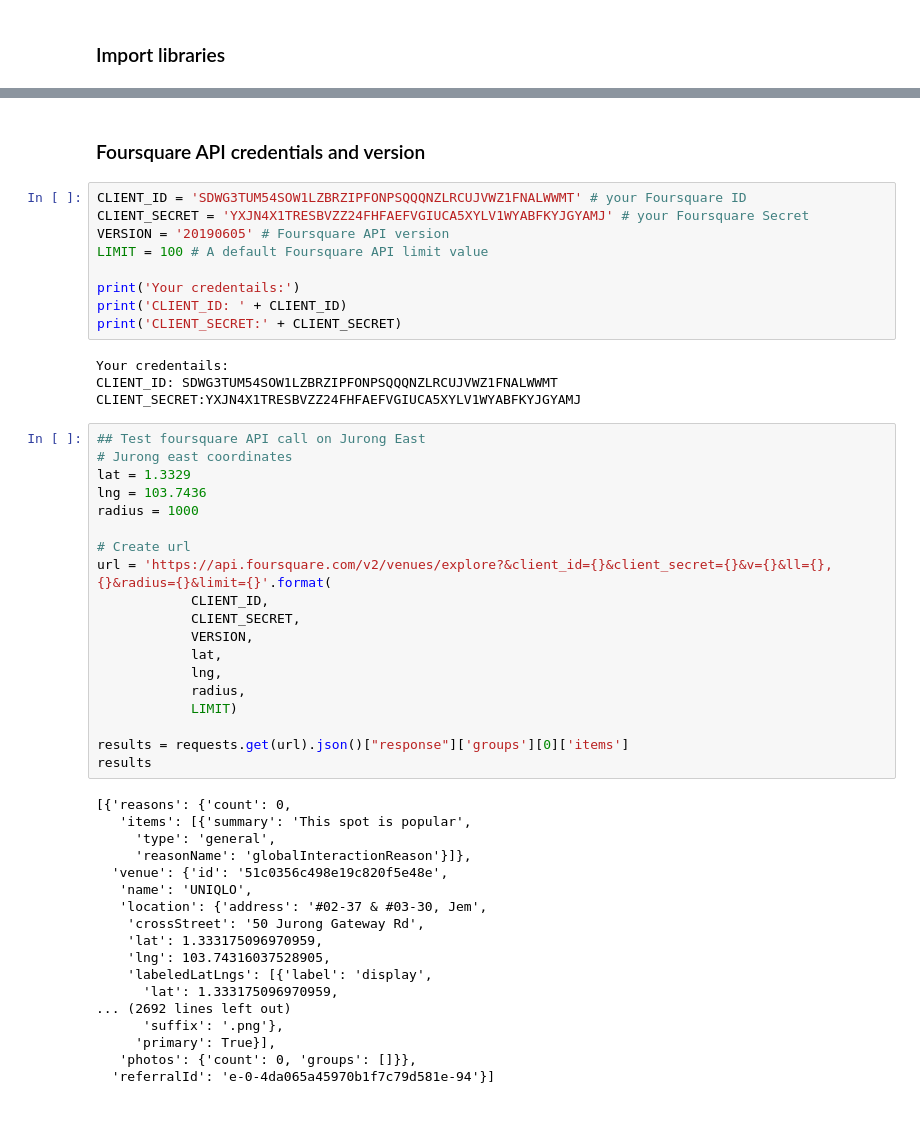
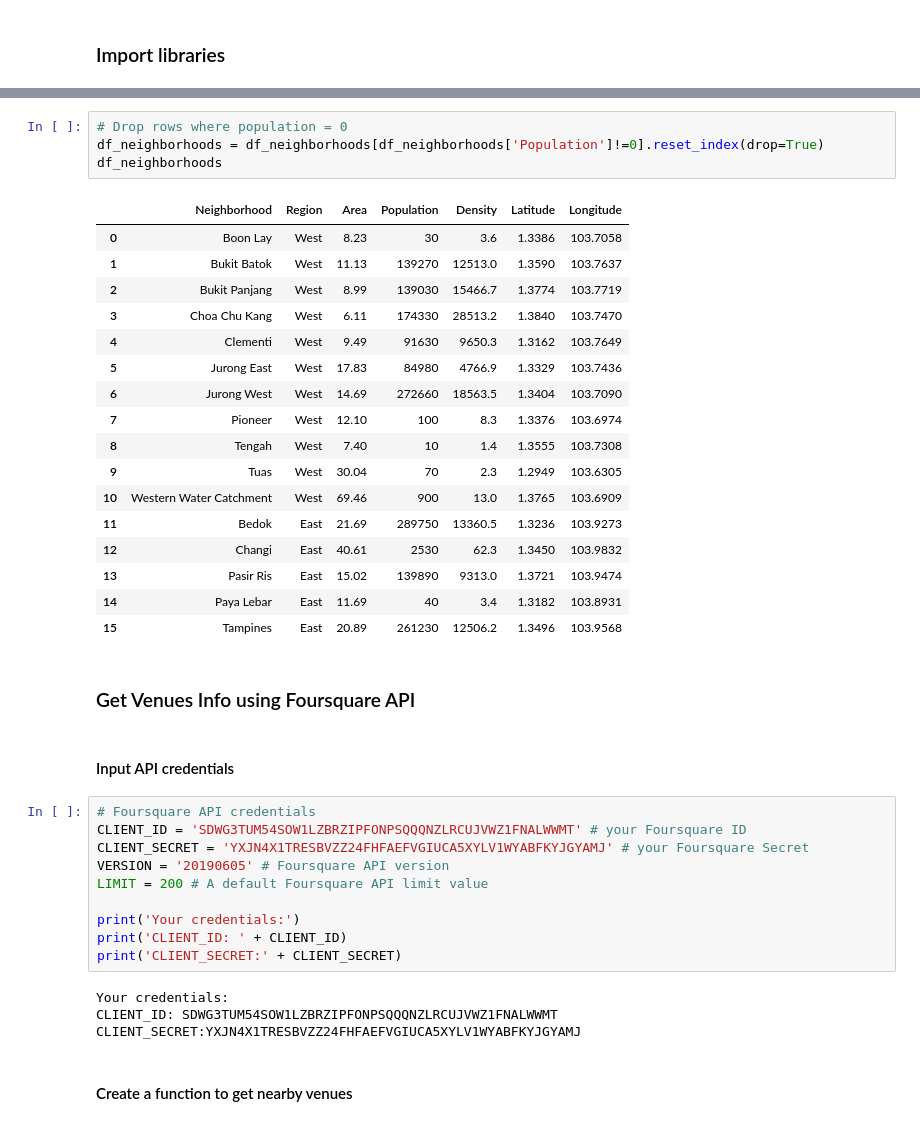
Before and after one commit to jengweiteoh/ibmcapstone, a Jupyter notebook: Battle of the Neighborhoods - Singapore.ipynb, the cells around one changed output, grey strips where cells are left out. Saved outputs shown, nothing was run; the diff lists cells and outputs as text.

```diff
--- a/Battle of the Neighborhoods - Singapore.ipynb
+++ b/Battle of the Neighborhoods - Singapore.ipynb
@@ -33,52 +83,42 @@ import requests
+# %%
+# Drop rows where population = 0
+df_neighborhoods = df_neighborhoods[df_neighborhoods['Population']!=0].reset_index(drop=True)
+df_neighborhoods
+# %% [output]
+|  | Neighborhood | Region | Area | Population | Density | Latitude | Longitude |
+| 0 | Boon Lay | West | 8.23 | 30 | 3.6 | 1.3386 | 103.7058 |
+| 1 | Bukit Batok | West | 11.13 | 139270 | 12513.0 | 1.3590 | 103.7637 |
+| 2 | Bukit Panjang | West | 8.99 | 139030 | 15466.7 | 1.3774 | 103.7719 |
+| 3 | Choa Chu Kang | West | 6.11 | 174330 | 28513.2 | 1.3840 | 103.7470 |
+| 4 | Clementi | West | 9.49 | 91630 | 9650.3 | 1.3162 | 103.7649 |
+| 5 | Jurong East | West | 17.83 | 84980 | 4766.9 | 1.3329 | 103.7436 |
+| 6 | Jurong West | West | 14.69 | 272660 | 18563.5 | 1.3404 | 103.7090 |
+| 7 | Pioneer | West | 12.10 | 100 | 8.3 | 1.3376 | 103.6974 |
+| 8 | Tengah | West | 7.40 | 10 | 1.4 | 1.3555 | 103.7308 |
+| 9 | Tuas | West | 30.04 | 70 | 2.3 | 1.2949 | 103.6305 |
+| 10 | Western Water Catchment | West | 69.46 | 900 | 13.0 | 1.3765 | 103.6909 |
+| 11 | Bedok | East | 21.69 | 289750 | 13360.5 | 1.3236 | 103.9273 |
+| 12 | Changi | East | 40.61 | 2530 | 62.3 | 1.3450 | 103.9832 |
+| 13 | Pasir Ris | East | 15.02 | 139890 | 9313.0 | 1.3721 | 103.9474 |
+| 14 | Paya Lebar | East | 11.69 | 40 | 3.4 | 1.3182 | 103.8931 |
+| 15 | Tampines | East | 20.89 | 261230 | 12506.2 | 1.3496 | 103.9568 |
+# %% [markdown]
+### Get Venues Info using Foursquare API
 # %% [markdown]
-### Foursquare API credentials and version
+#### Input API credentials
 # %%
+# Foursquare API credentials
 CLIENT_ID = 'SDWG3TUM54SOW1LZBRZIPFONPSQQQNZLRCUJVWZ1FNALWWMT' # your Foursquare ID
 CLIENT_SECRET = 'YXJN4X1TRESBVZZ24FHFAEFVGIUCA5XYLV1WYABFKYJGYAMJ' # your Foursquare Secret
 VERSION = '20190605' # Foursquare API version
-LIMIT = 100 # A default Foursquare API limit value
+LIMIT = 200 # A default Foursquare API limit value
 
-print('Your credentails:')
+print('Your credentials:')
 print('CLIENT_ID: ' + CLIENT_ID)
 print('CLIENT_SECRET:' + CLIENT_SECRET)
 # %% [output]
-Your credentails:
+Your credentials:
 CLIENT_ID: SDWG3TUM54SOW1LZBRZIPFONPSQQQNZLRCUJVWZ1FNALWWMT
 CLIENT_SECRET:YXJN4X1TRESBVZZ24FHFAEFVGIUCA5XYLV1WYABFKYJGYAMJ
-# %%
-## Test foursquare API call on Jurong East
-# Jurong east coordinates
-lat = 1.3329
-lng = 103.7436
-radius = 1000
-
-# Create url
-url = 'https://api.foursquare.com/v2/venues/explore?&client_id={}&client_secret={}&v={}&ll={},{}&radius={}&limit={}'.format(
-            CLIENT_ID,
-            CLIENT_SECRET,
-            VERSION,
-            lat,
-            lng,
-            radius,
-            LIMIT)
-
-results = requests.get(url).json()["response"]['groups'][0]['items']
-results
-# %% [output]
-[{'reasons': {'count': 0,
-   'items': [{'summary': 'This spot is popular',
-     'type': 'general',
-     'reasonName': 'globalInteractionReason'}]},
-  'venue': {'id': '51c0356c498e19c820f5e48e',
-   'name': 'UNIQLO',
-   'location': {'address': '#02-37 & #03-30, Jem',
-    'crossStreet': '50 Jurong Gateway Rd',
-    'lat': 1.333175096970959,
-    'lng': 103.74316037528905,
-    'labeledLatLngs': [{'label': 'display',
-      'lat': 1.333175096970959,
-... (2692 lines left out)
-      'suffix': '.png'},
-     'primary': True}],
-   'photos': {'count': 0, 'groups': []}},
-  'referralId': 'e-0-4da065a45970b1f7c79d581e-94'}]
+# %% [markdown]
+#### Create a function to get nearby venues
```
Also changed, not shown: parts of 37 cells of this notebook.
